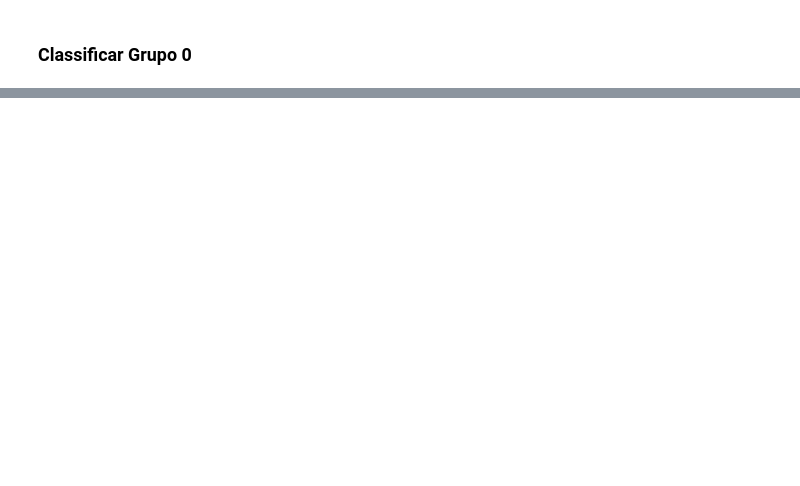
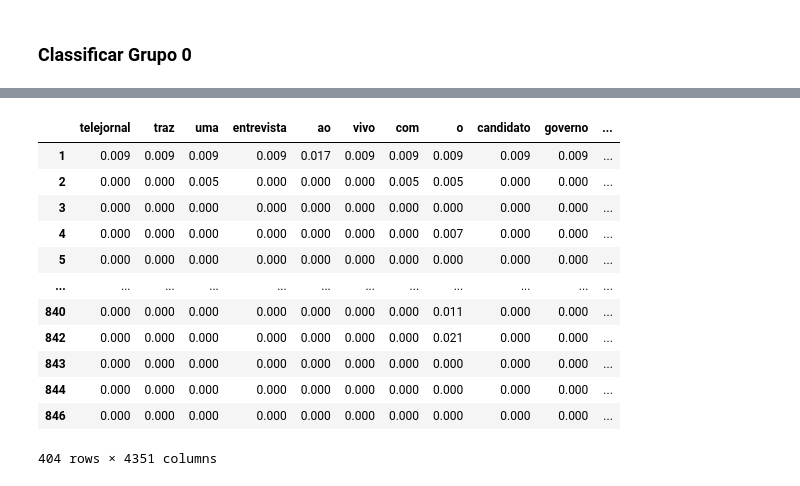
Before and after one commit to Playerjb/ProjetoIntegradorIV, a Jupyter notebook: Scripts/vetorizacao.ipynb, the cells around one changed output, grey strips where cells are left out. Saved outputs shown, nothing was run; the diff lists cells and outputs as text; code cells hidden in the pictures; blank space fills up the shorter version.

```diff
--- a/Scripts/vetorizacao.ipynb
+++ b/Scripts/vetorizacao.ipynb
@@ -327,0 +620,16 @@ classify_gp2()
+# %%
+dfTF.loc[dfTF['classification'] == 'Positivo']
+# %% [output]
+|  | telejornal | traz | uma | entrevista | ao | vivo | com | o | candidato | governo | ... |
+| 1 | 0.009 | 0.009 | 0.009 | 0.009 | 0.017 | 0.009 | 0.009 | 0.009 | 0.009 | 0.009 | ... |
+| 2 | 0.000 | 0.000 | 0.005 | 0.000 | 0.000 | 0.000 | 0.005 | 0.005 | 0.000 | 0.000 | ... |
+| 3 | 0.000 | 0.000 | 0.000 | 0.000 | 0.000 | 0.000 | 0.000 | 0.000 | 0.000 | 0.000 | ... |
+| 4 | 0.000 | 0.000 | 0.000 | 0.000 | 0.000 | 0.000 | 0.000 | 0.007 | 0.000 | 0.000 | ... |
+| 5 | 0.000 | 0.000 | 0.000 | 0.000 | 0.000 | 0.000 | 0.000 | 0.000 | 0.000 | 0.000 | ... |
+| ... | ... | ... | ... | ... | ... | ... | ... | ... | ... | ... | ... |
+| 840 | 0.000 | 0.000 | 0.000 | 0.000 | 0.000 | 0.000 | 0.000 | 0.011 | 0.000 | 0.000 | ... |
+| 842 | 0.000 | 0.000 | 0.000 | 0.000 | 0.000 | 0.000 | 0.000 | 0.021 | 0.000 | 0.000 | ... |
+| 843 | 0.000 | 0.000 | 0.000 | 0.000 | 0.000 | 0.000 | 0.000 | 0.000 | 0.000 | 0.000 | ... |
+| 844 | 0.000 | 0.000 | 0.000 | 0.000 | 0.000 | 0.000 | 0.000 | 0.000 | 0.000 | 0.000 | ... |
+| 846 | 0.000 | 0.000 | 0.000 | 0.000 | 0.000 | 0.000 | 0.000 | 0.000 | 0.000 | 0.000 | ... |
+404 rows × 4351 columns
```
Also changed, not shown: parts of 81 cells of this notebook.
